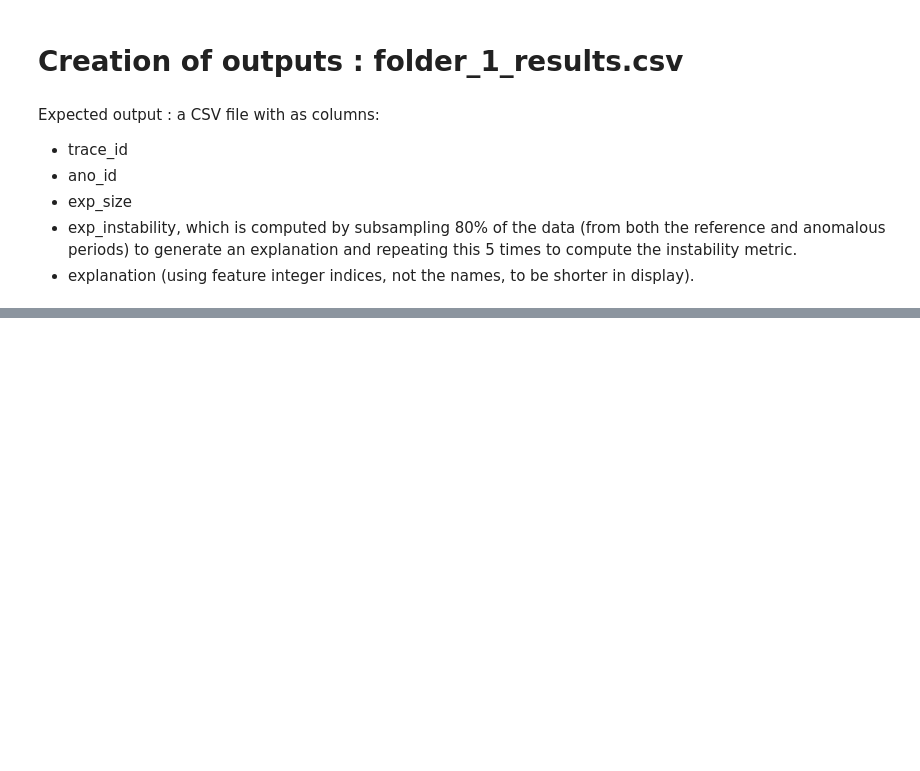
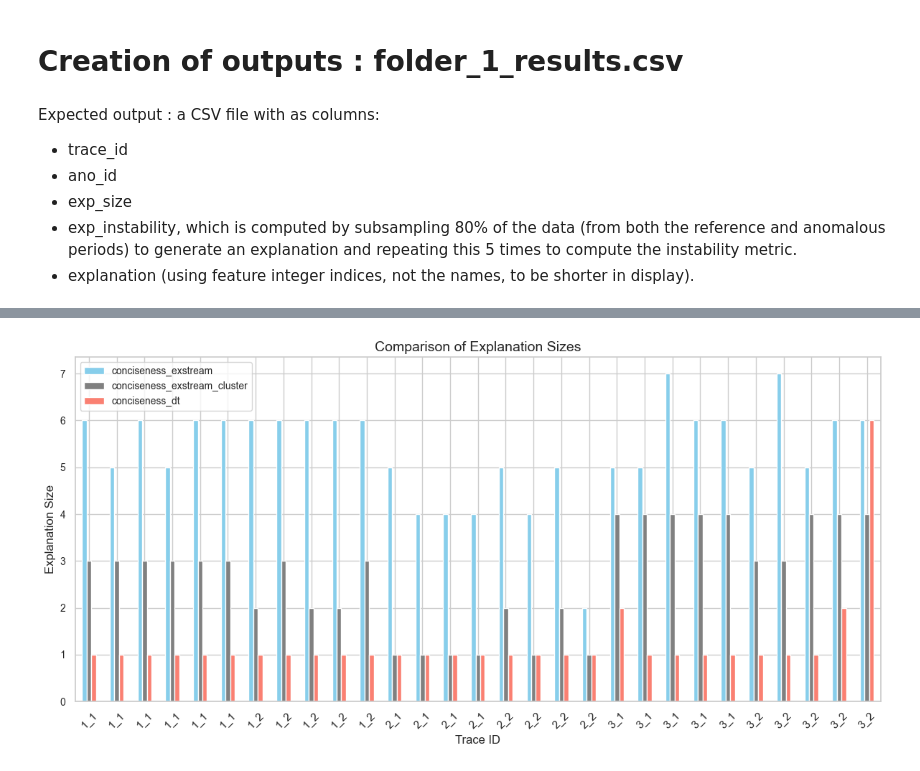
Before and after one commit to Yedson54/project-exstream, a Jupyter notebook: notebooks/exstream.ipynb, the cells around one changed output, grey strips where cells are left out. Drawn from its saved outputs; the diff is of its cells as text; code cells hidden in the pictures; blank space fills up the shorter version.

```diff
--- a/notebooks/exstream.ipynb
+++ b/notebooks/exstream.ipynb
@@ -999,7 +1182,8 @@ for trace_id, ano_id in anomalies:
         plot_rewards=False,
         plot_correlation=False,
         verbose=False,
-        ignore_first=True
+        ignore_first=True,
+        cluster=True
     )
 
     # Calculer l'instabilité
@@ -1025,19 +1209,3 @@ results_df = pd.DataFrame(results_list)
 
 # Exporter en CSV
 results_df.to_csv('folder_1_results.csv', index=False)
-# %%
-anomalies = labels_df[['trace_id', 'ano_id']].values.tolist()
-
-for trace_id, ano_id in anomalies:
-    print(f"Trace ID: {trace_id}, Anomaly ID: {ano_id}")
-    # Générer l'explication
-    explanation_features = build_explanation(
-        anomaly_df[anomaly_df["trace_id"] == trace_id],
-        trace_id=trace_id,
-        ano_id=ano_id,
-        features=features_code,
-        plot_rewards=True,
-        plot_correlation=False,
-        verbose=False,
-        ignore_first=True
-    )
@@ -1057,0 +1212,74 @@ Trace ID: 1_1, Anomaly ID: 5
+# %%
+# Liste pour stocker les résultats combinés
+combined_results_list = []
+anomalies = labels_df[['trace_id', 'ano_id']].values.tolist()
+
+for trace_id, ano_id in anomalies:
+    # Utiliser l'arbre de décision pour obtenir les caractéristiques significatives
+    tsa, tsr = tsa_tsr_series_split(anomaly_df[anomaly_df["trace_id"] == trace_id], trace_id=trace_id, ano_id=ano_id)
+    ts = pd.concat([tsa, tsr])
+    df = ts.copy()
+    significant_features_dt = select_features_using_decision_tree(df, continuous_variables, plot=False, verbose=False)
+
+    # Générer l'explication par EXstream avec et sans cluster
+    explanation_features_extream = build_explanation(
+        anomaly_df[anomaly_df["trace_id"] == trace_id],
+        trace_id=trace_id,
+        ano_id=ano_id,
+        features=features_code,
+        plot_rewards=False,
+        plot_correlation=False,
+        verbose=False,
+        ignore_first=True,
+        cluster=False
+    )
+    explanation_features_extream_cluster = build_explanation(
+        anomaly_df[anomaly_df["trace_id"] == trace_id],
+        trace_id=trace_id,
+        ano_id=ano_id,
+        features=features_code,
+        plot_rewards=False,
+        plot_correlation=False,
+        verbose=False,
+        ignore_first=True,
+        cluster=True
+    )
+
+    # Calculer l'instabilité pour EXstream avec cluster
+    exp_instability = instability(
+        bursty_input1_df,
+        trace_id=trace_id,
+        ano_id=ano_id,
+        features=features_code
+    )
+
+    # Ajouter les résultats combinés à la liste
+    combined_results_list.append({
+        'trace_id': trace_id,
+        'ano_id': ano_id,
+        'conciseness_exstream': len(explanation_features_extream),
+        'conciseness_exstream_cluster': len(explanation_features_extream_cluster),
+        'conciseness_dt': len(significant_features_dt),
+        'exp_instability': exp_instability
+    })
+
+# Créer un DataFrame pour les résultats combinés
+combined_results_df = pd.DataFrame(combined_results_list)
+
+# Création du graphique de comparaison
+ax = combined_results_df.plot.bar(x='trace_id', y=['conciseness_exstream', 'conciseness_exstream_cluster', 'conciseness_dt'], figsize=(12, 6), color=['skyblue', 'gray', 'salmon'])
+plt.xlabel('Trace ID', fontsize=12)
+plt.ylabel('Explanation Size', fontsize=12)
+plt.title('Comparison of Explanation Sizes', fontsize=14)
+plt.xticks(rotation=45)
+plt.yticks(fontsize=10)
+plt.legend(fontsize=10)
+plt.tight_layout()
+plt.savefig('comparison_conciseness.png', dpi=300) #save figure
+plt.show()
+
+
+# Exporter les résultats combinés en CSV
+combined_results_df.to_csv('combined_results.csv', index=False)
+# %% [output]
+[figure, added]
```
Also changed, not shown: parts of 11 cells of this notebook, 3 other files.
